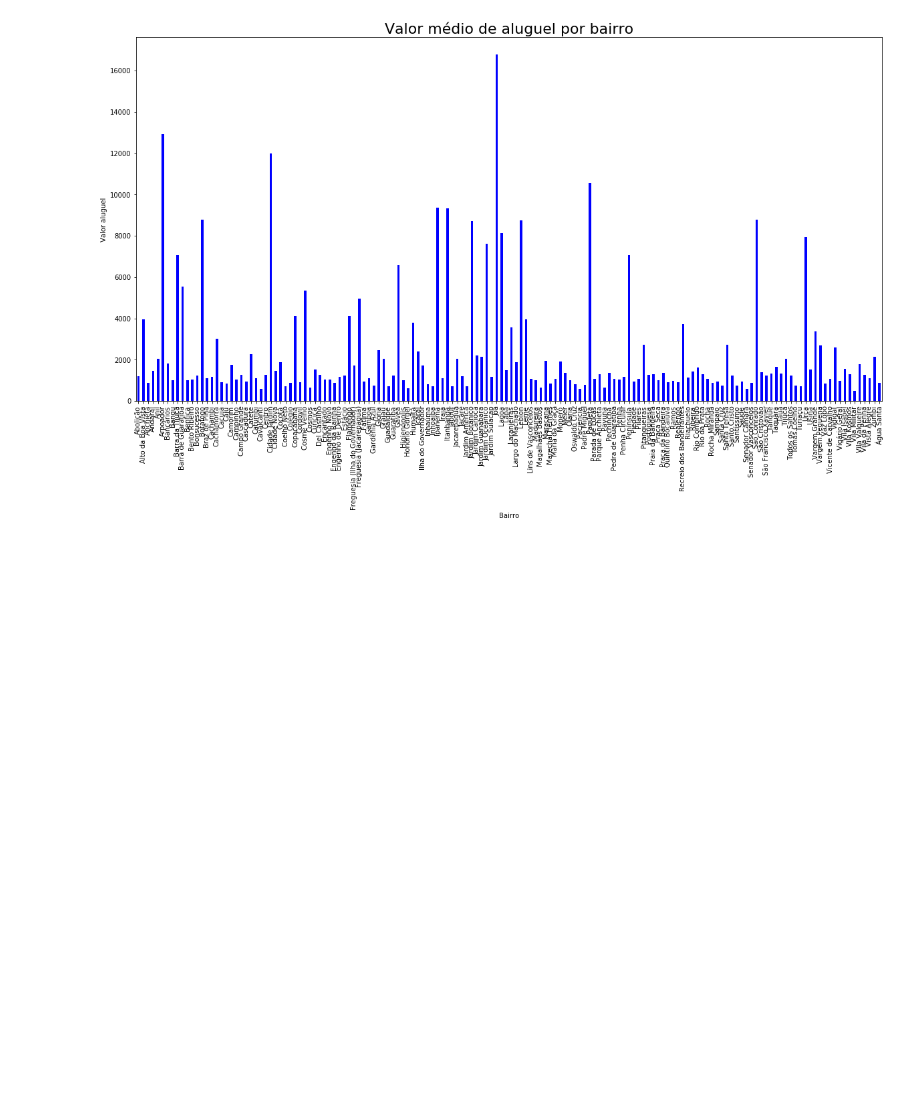
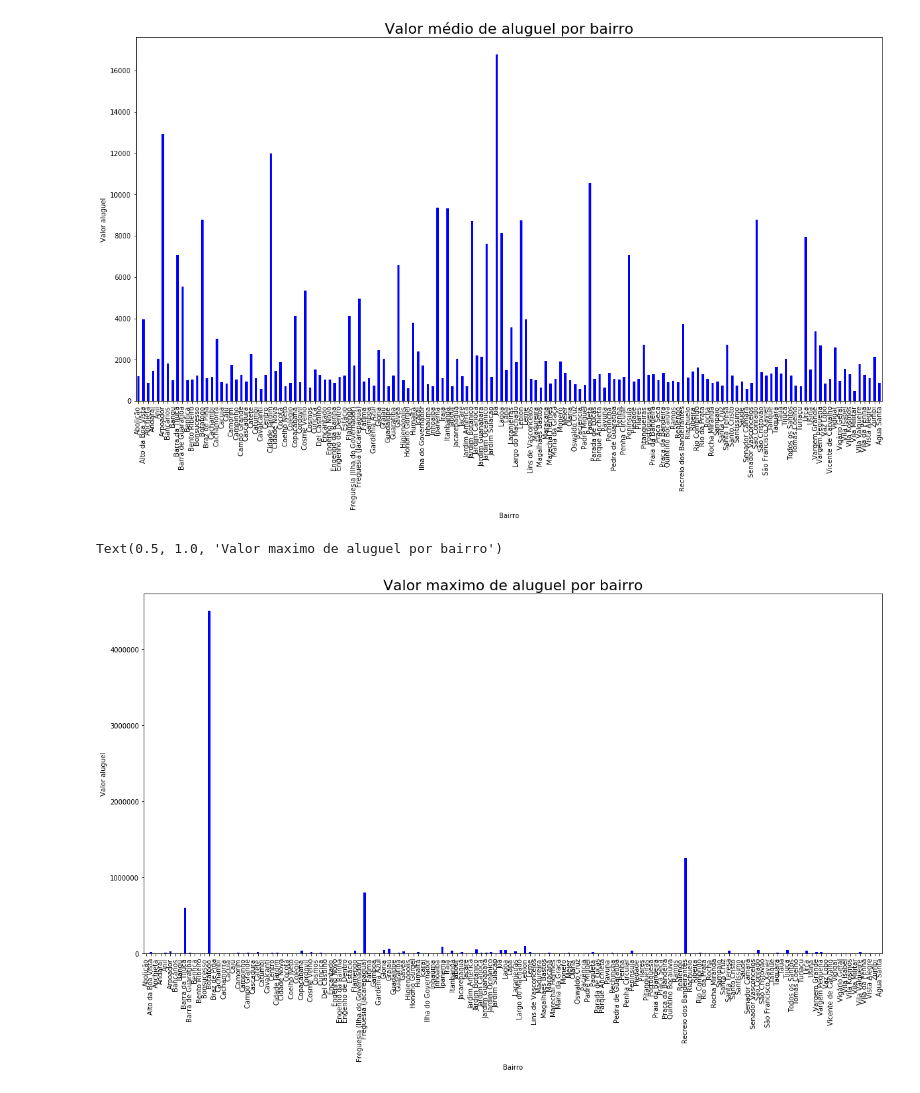
Before and after one commit to AlyssonRhuan/ds_introducaopandas, a Jupyter notebook: Criando agrupamentos.ipynb, the cells around one changed output. Drawn from its saved outputs; the diff is of its cells as text; code cells hidden in the pictures; blank space fills up the shorter version.

```diff
--- a/Criando agrupamentos.ipynb
+++ b/Criando agrupamentos.ipynb
@@ -169,3 +169,10 @@ fig.set_title('Valor médio de aluguel por bairro', {'fontsize':22})
 # %% [output]
 Text(0.5, 1.0, 'Valor médio de aluguel por bairro')
 [figure]
+# %%
+fig = grupo_bairro['Valor'].max().plot.bar(color='blue')
+fig.set_ylabel('Valor aluguel')
+fig.set_title('Valor maximo de aluguel por bairro', {'fontsize':22})
+# %% [output]
+Text(0.5, 1.0, 'Valor maximo de aluguel por bairro')
+[figure, added]
```
Also changed, not shown: 1 other file.
